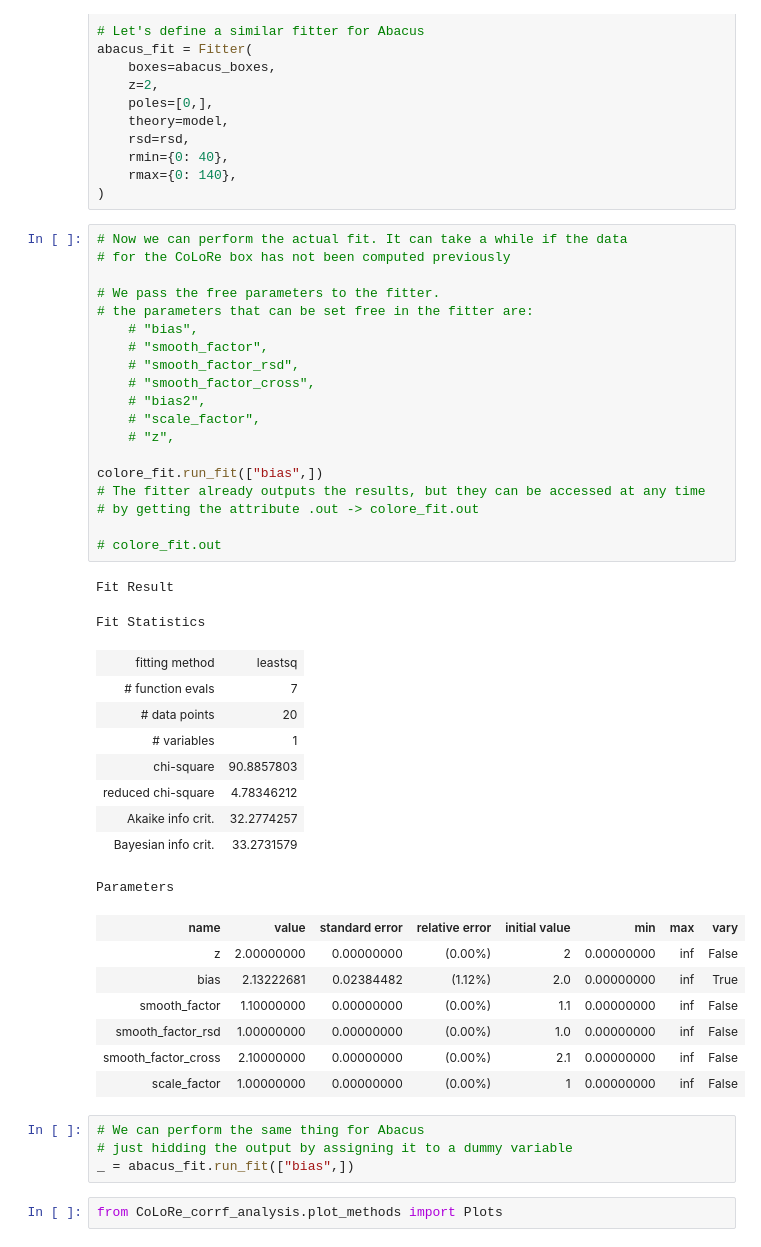
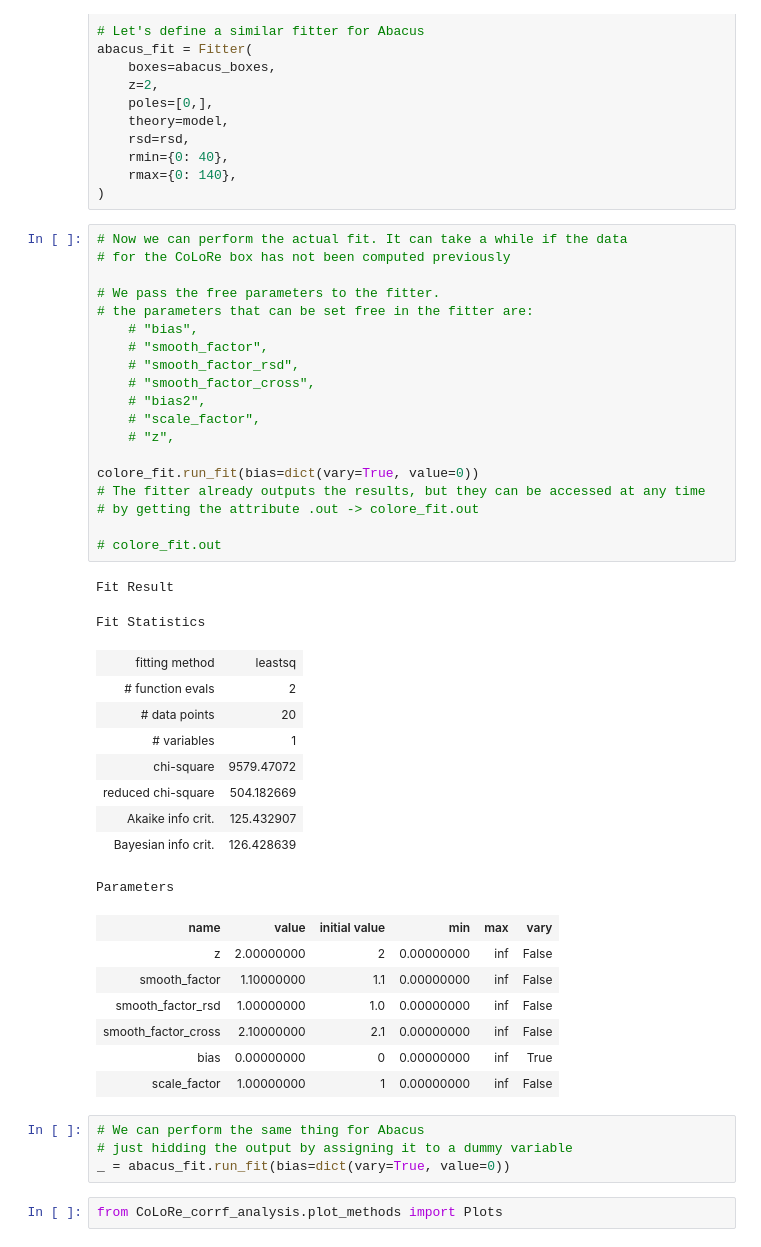
Before and after one commit to cramirezpe/modules-corrf-analysis, a Jupyter notebook: Examples/Notebooks/read_and_fit_xi.ipynb, the cells around one changed output. Saved outputs shown, nothing was run; the diff lists cells and outputs as text.

```diff
--- a/Examples/Notebooks/read_and_fit_xi.ipynb
+++ b/Examples/Notebooks/read_and_fit_xi.ipynb
@@ -139,45 +139,45 @@ abacus_fit = Fitter(
 # %%
 # Now we can perform the actual fit. It can take a while if the data
 # for the CoLoRe box has not been computed previously
 
 # We pass the free parameters to the fitter.
 # the parameters that can be set free in the fitter are:
     # "bias",
     # "smooth_factor",
     # "smooth_factor_rsd",
     # "smooth_factor_cross",
     # "bias2",
     # "scale_factor",
     # "z",
 
-colore_fit.run_fit(["bias",])
+colore_fit.run_fit(bias=dict(vary=True, value=0))
 # The fitter already outputs the results, but they can be accessed at any time
 # by getting the attribute .out -> colore_fit.out
 
 # colore_fit.out
 # %% [output]
 Fit Result
 Fit Statistics
 | fitting method | leastsq |
-| # function evals | 7 |
+| # function evals | 2 |
 | # data points | 20 |
 | # variables | 1 |
-| chi-square | 90.8857803 |
-| reduced chi-square | 4.78346212 |
-| Akaike info crit. | 32.2774257 |
-| Bayesian info crit. | 33.2731579 |
+| chi-square | 9579.47072 |
+| reduced chi-square | 504.182669 |
+| Akaike info crit. | 125.432907 |
+| Bayesian info crit. | 126.428639 |
 Parameters
-| name | value | standard error | relative error | initial value | min | max | vary |
-| z | 2.00000000 | 0.00000000 | (0.00%) | 2 | 0.00000000 | inf | False |
-| bias | 2.13222681 | 0.02384482 | (1.12%) | 2.0 | 0.00000000 | inf | True |
-| smooth_factor | 1.10000000 | 0.00000000 | (0.00%) | 1.1 | 0.00000000 | inf | False |
-| smooth_factor_rsd | 1.00000000 | 0.00000000 | (0.00%) | 1.0 | 0.00000000 | inf | False |
-| smooth_factor_cross | 2.10000000 | 0.00000000 | (0.00%) | 2.1 | 0.00000000 | inf | False |
-| scale_factor | 1.00000000 | 0.00000000 | (0.00%) | 1 | 0.00000000 | inf | False |
+| name | value | initial value | min | max | vary |
+| z | 2.00000000 | 2 | 0.00000000 | inf | False |
+| smooth_factor | 1.10000000 | 1.1 | 0.00000000 | inf | False |
+| smooth_factor_rsd | 1.00000000 | 1.0 | 0.00000000 | inf | False |
+| smooth_factor_cross | 2.10000000 | 2.1 | 0.00000000 | inf | False |
+| bias | 0.00000000 | 0 | 0.00000000 | inf | True |
+| scale_factor | 1.00000000 | 1 | 0.00000000 | inf | False |
 # %%
 # We can perform the same thing for Abacus
 # just hidding the output by assigning it to a dummy variable
-_ = abacus_fit.run_fit(["bias",])
+_ = abacus_fit.run_fit(bias=dict(vary=True, value=0))
 # %%
 from CoLoRe_corrf_analysis.plot_methods import Plots
 # %%
```
Also changed, not shown: parts of 1 cell of this notebook, 5 other files.
